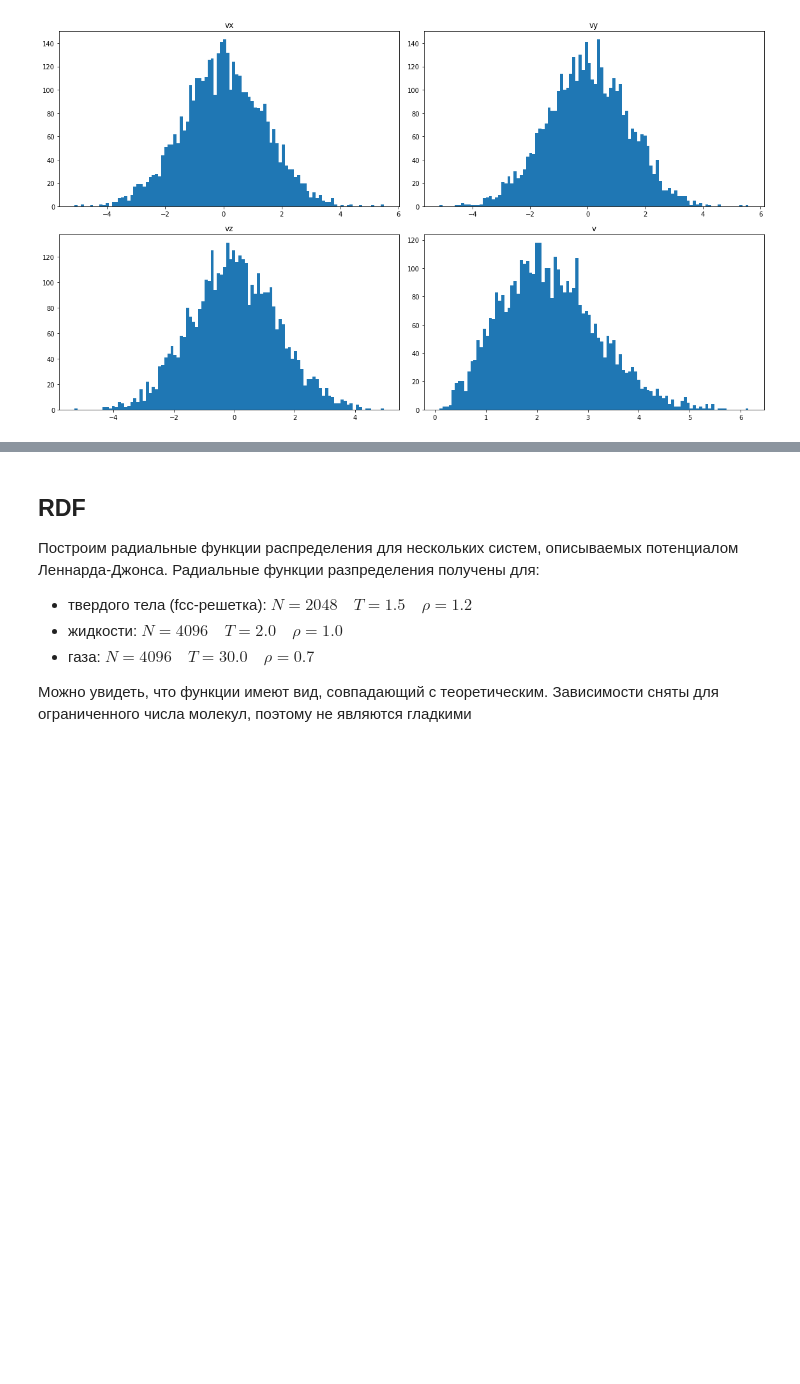
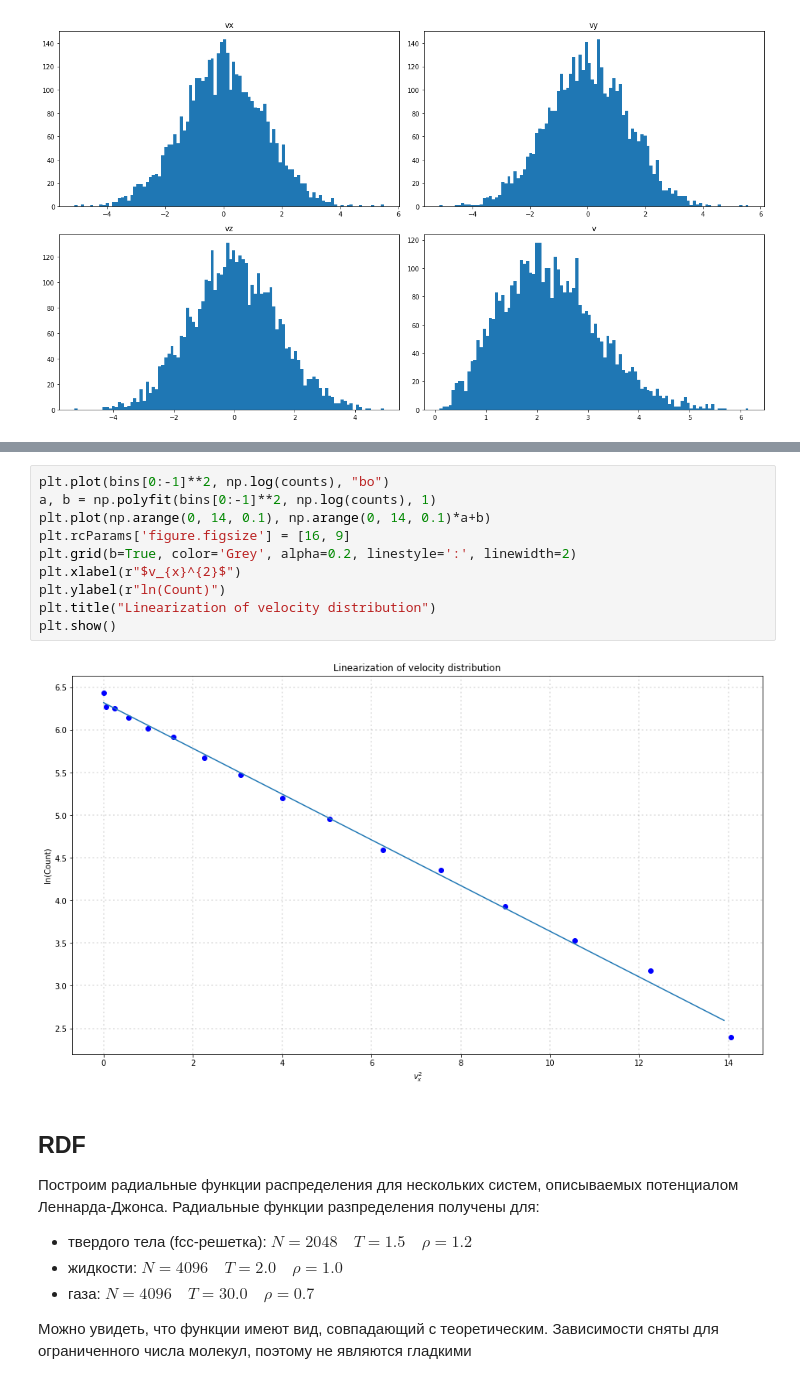
Before and after one commit to Xissand/nbody, a Jupyter notebook: research/base/analysis.ipynb, the cells around one changed output, grey strips where cells are left out. Cells and saved outputs as stored; diff of their text form; blank space fills up the shorter version.

```diff
--- a/research/base/analysis.ipynb
+++ b/research/base/analysis.ipynb
@@ -79,3 +93,15 @@ plt.show()
+# %%
+plt.plot(bins[0:-1]**2, np.log(counts), "bo")
+a, b = np.polyfit(bins[0:-1]**2, np.log(counts), 1)
+plt.plot(np.arange(0, 14, 0.1), np.arange(0, 14, 0.1)*a+b)
+plt.rcParams['figure.figsize'] = [16, 9]
+plt.grid(b=True, color='Grey', alpha=0.2, linestyle=':', linewidth=2)
+plt.xlabel(r"$v_{x}^{2}$")
+plt.ylabel(r"ln(Count)")
+plt.title("Linearization of velocity distribution")
+plt.show()
+# %% [output]
+[figure, added]
 # %% [markdown]
 ## RDF
 Построим радиальные функции распределения для нескольких систем, описываемых потенциалом Леннарда-Джонса.
```
Also changed, not shown: parts of 6 cells of this notebook.
